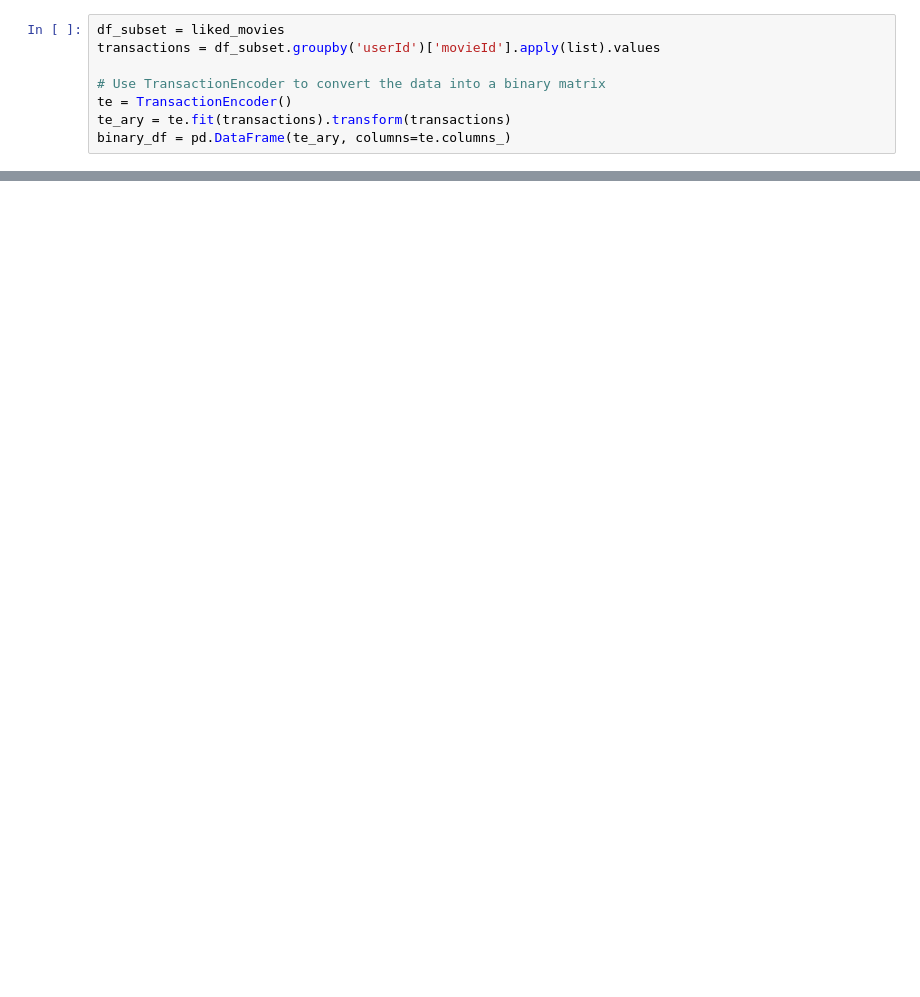
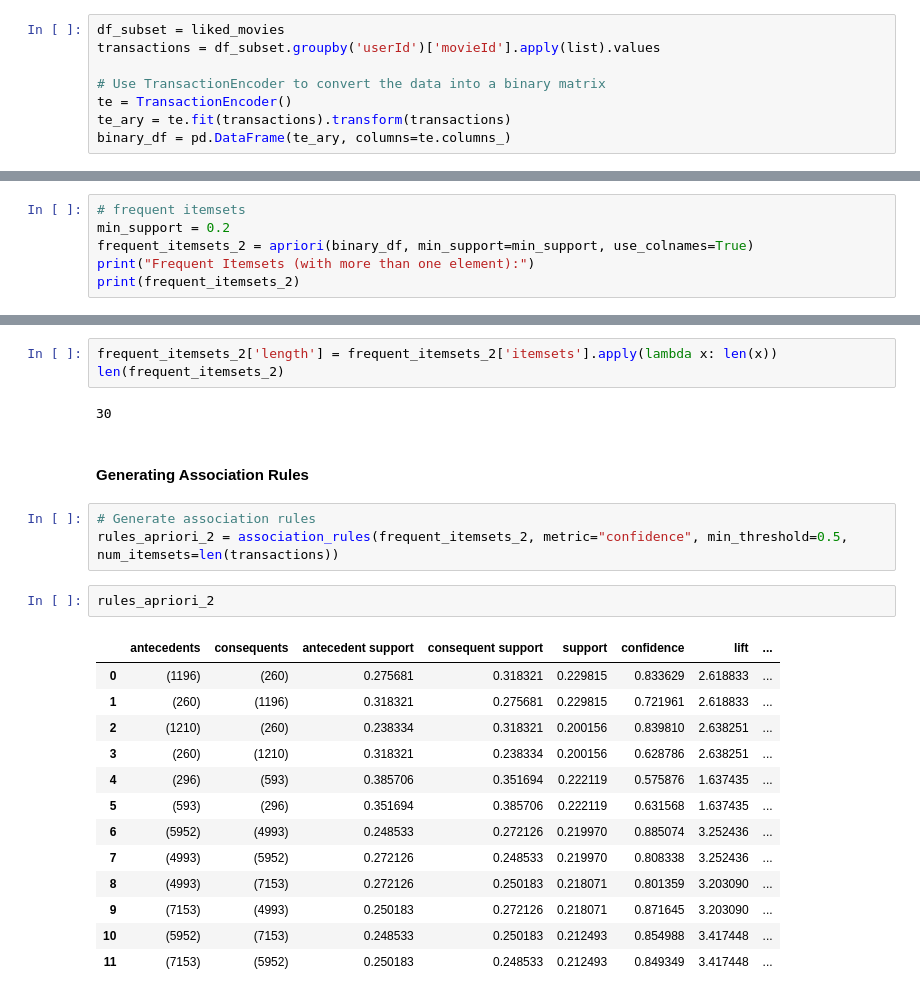
Before and after one commit to radziko/ctds_02807, a Jupyter notebook: association_rules.ipynb, the cells around one changed output, grey strips where cells are left out. Saved outputs shown, nothing was run; the diff lists cells and outputs as text; blank space fills up the shorter version.

```diff
--- a/association_rules.ipynb
+++ b/association_rules.ipynb
@@ -250,0 +285,6 @@ binary_df = pd.DataFrame(te_ary, columns=te.columns_)
+# %%
+# frequent itemsets
+min_support = 0.2
+frequent_itemsets_2 = apriori(binary_df, min_support=min_support, use_colnames=True)
+print("Frequent Itemsets (with more than one element):")
+print(frequent_itemsets_2)
@@ -250,0 +309,26 @@ binary_df = pd.DataFrame(te_ary, columns=te.columns_)
+# %%
+frequent_itemsets_2['length'] = frequent_itemsets_2['itemsets'].apply(lambda x: len(x))
+len(frequent_itemsets_2)
+# %% [output]
+30
+# %% [markdown]
+#### Generating Association Rules
+# %%
+# Generate association rules
+rules_apriori_2 = association_rules(frequent_itemsets_2, metric="confidence", min_threshold=0.5, num_itemsets=len(transactions))
+# %%
+rules_apriori_2
+# %% [output]
+|  | antecedents | consequents | antecedent support | consequent support | support | confidence | lift | ... |
+| 0 | (1196) | (260) | 0.275681 | 0.318321 | 0.229815 | 0.833629 | 2.618833 | ... |
+| 1 | (260) | (1196) | 0.318321 | 0.275681 | 0.229815 | 0.721961 | 2.618833 | ... |
+| 2 | (1210) | (260) | 0.238334 | 0.318321 | 0.200156 | 0.839810 | 2.638251 | ... |
+| 3 | (260) | (1210) | 0.318321 | 0.238334 | 0.200156 | 0.628786 | 2.638251 | ... |
+| 4 | (296) | (593) | 0.385706 | 0.351694 | 0.222119 | 0.575876 | 1.637435 | ... |
+| 5 | (593) | (296) | 0.351694 | 0.385706 | 0.222119 | 0.631568 | 1.637435 | ... |
+| 6 | (5952) | (4993) | 0.248533 | 0.272126 | 0.219970 | 0.885074 | 3.252436 | ... |
+| 7 | (4993) | (5952) | 0.272126 | 0.248533 | 0.219970 | 0.808338 | 3.252436 | ... |
+| 8 | (4993) | (7153) | 0.272126 | 0.250183 | 0.218071 | 0.801359 | 3.203090 | ... |
+| 9 | (7153) | (4993) | 0.250183 | 0.272126 | 0.218071 | 0.871645 | 3.203090 | ... |
+| 10 | (5952) | (7153) | 0.248533 | 0.250183 | 0.212493 | 0.854988 | 3.417448 | ... |
+| 11 | (7153) | (5952) | 0.250183 | 0.248533 | 0.212493 | 0.849349 | 3.417448 | ... |
```
Also changed, not shown: parts of 50 cells of this notebook, 1 other file.
